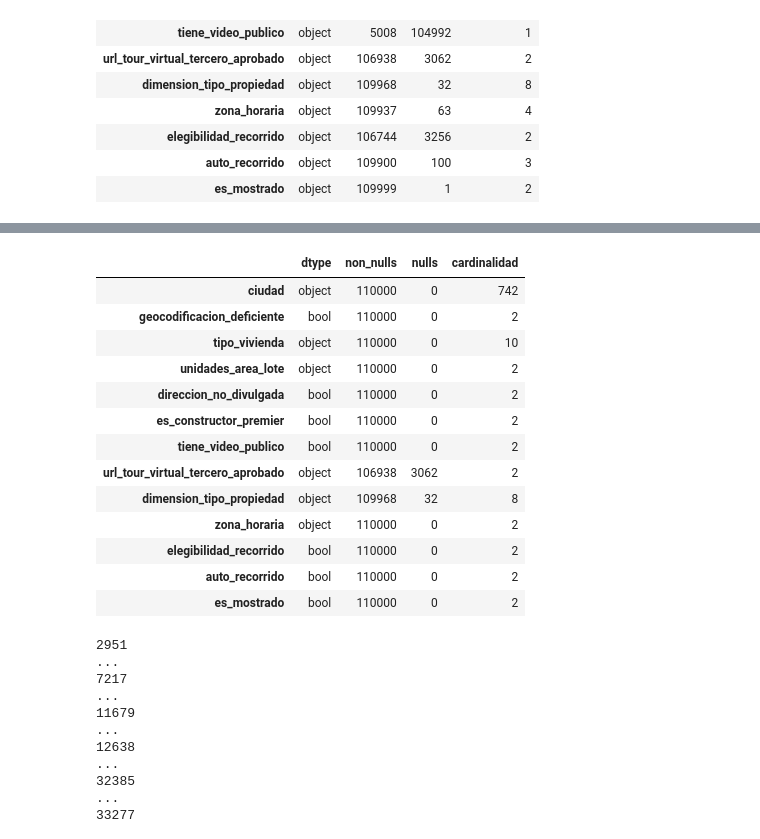
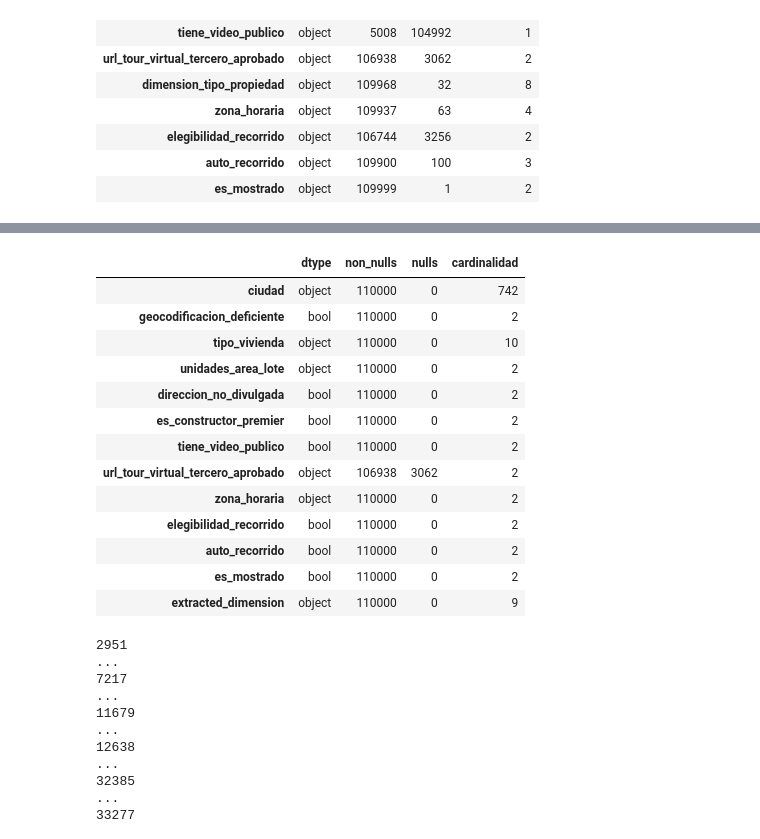
Before and after one commit to rolosa10/proyecto_hc, a Jupyter notebook: notebooks/proyecto.ipynb, the cells around one changed output, grey strips where cells are left out. Saved outputs shown, nothing was run; the diff lists cells and outputs as text; code cells hidden in the pictures.

```diff
--- a/notebooks/proyecto.ipynb
+++ b/notebooks/proyecto.ipynb
@@ -329,7 +329,7 @@ train_df['tiene_video_publico'] = train_df['tiene_video_publico'].fillna(True)
 
 ## url_tour_virtual_terceros
 # Rellenamos los Nan con el valor con mayor frecuencia --> False
-train_df['url_tour_virtual_terceros'] = train_df['url_tour_virtual_terceros'].fillna(False)
+train_df['url_tour_virtual_tercero_aprobado'] = train_df['url_tour_virtual_tercero_aprobado'].fillna(False)
 
 ## Zona horaria
 # Mirar la ciudad de los NaN para zona horaria y sustituir por la zona horaria correspondiente
@@ -393,4 +393,17 @@ def extraer_year_built(item):
     return None
 
 train_df['extracted_dimension'] = train_df['construccion'].apply(extraer_home_type)
+
+
+# Haremos un mapeo de los tipos para tenerlo en un mismo formato y unificar.
+# En los casos de None pondremos other
+# Consideraremos la información buena la extracted dimension
+train_df['extracted_dimension'] = train_df['extracted_dimension'].replace('None','Other')
+train_df['extracted_dimension'] = train_df['extracted_dimension'].replace('Unknown','Other')
+train_df['extracted_dimension'] = train_df['extracted_dimension'].fillna('Other')
+
+
+
 train_df['year_built'] = train_df['construccion'].apply(extraer_year_built)
+# Hay años de construccion que son 0, noaportan mucho valor. Que hacemos con los year built y los Nan? Pendiente revisar.
+# train_df[(~train_df['anio_construccion'].isna()) & (train_df['year_built'].isna())][['anio_construccion','year_built']]
@@ -468,21 +410,25 @@ extract_property_type(train_df['construccion'].iloc[0])
 # %%
 # Vuelvo a ver la distribución de cardinalidad y nulos en las variables no numéricas tras la imputación
+# Quito de categorical features dimension_tipo_propiedad y añado extracted dimension
+
+categorical_FEATURES = categorical_FEATURES + ['extracted_dimension']
+categorical_FEATURES = [f for f in categorical_FEATURES if f != 'dimension_tipo_propiedad']
 info_con_cardinalidad(train_df[categorical_FEATURES])
 # %% [output]
 |  | dtype | non_nulls | nulls | cardinalidad |
 | ciudad | object | 110000 | 0 | 742 |
 | geocodificacion_deficiente | bool | 110000 | 0 | 2 |
 | tipo_vivienda | object | 110000 | 0 | 10 |
 | unidades_area_lote | object | 110000 | 0 | 2 |
 | direccion_no_divulgada | bool | 110000 | 0 | 2 |
 | es_constructor_premier | bool | 110000 | 0 | 2 |
 | tiene_video_publico | bool | 110000 | 0 | 2 |
 | url_tour_virtual_tercero_aprobado | object | 106938 | 3062 | 2 |
-| dimension_tipo_propiedad | object | 109968 | 32 | 8 |
 | zona_horaria | object | 110000 | 0 | 2 |
 | elegibilidad_recorrido | bool | 110000 | 0 | 2 |
 | auto_recorrido | bool | 110000 | 0 | 2 |
 | es_mostrado | bool | 110000 | 0 | 2 |
+| extracted_dimension | object | 110000 | 0 | 9 |
 # %%
 pd.set_option('display.max_colwidth', None)
 
```
Also changed, not shown: parts of 5 cells of this notebook.
